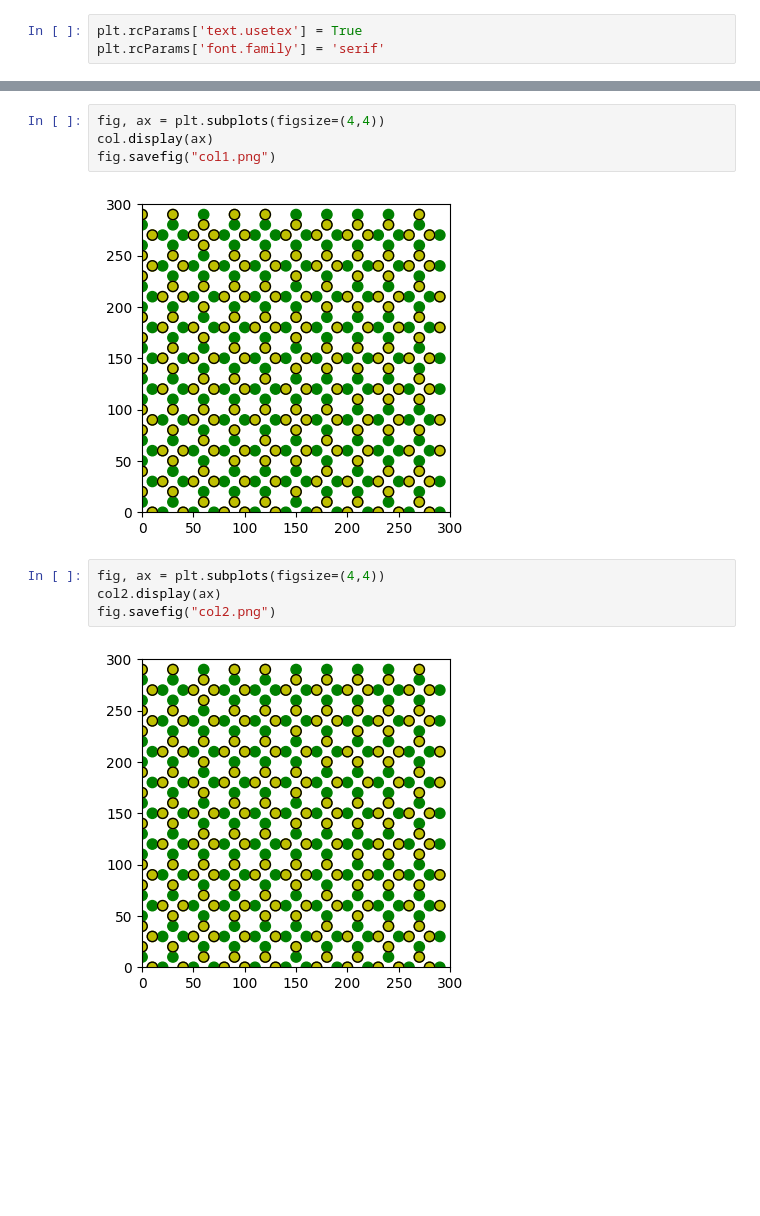
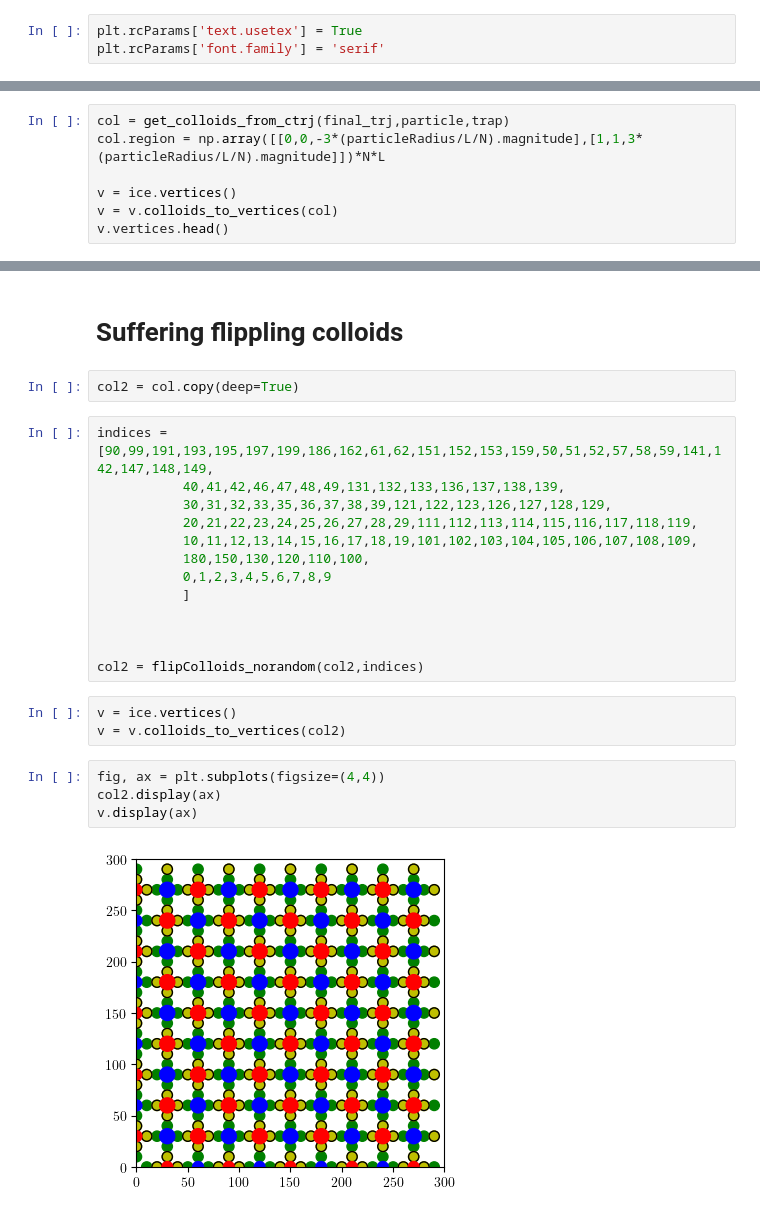
Before and after one commit to leogabac/rotBField, a Jupyter notebook: scripts/test6.ipynb, the cells around one changed output, grey strips where cells are left out. Drawn from its saved outputs; the diff is of its cells as text; blank space fills up the shorter version.

```diff
--- a/scripts/test6.ipynb
+++ b/scripts/test6.ipynb
@@ -293,0 +213,7 @@ Creo mi coloide inicial.
+# %%
+col = get_colloids_from_ctrj(final_trj,particle,trap)
+col.region = np.array([[0,0,-3*(particleRadius/L/N).magnitude],[1,1,3*(particleRadius/L/N).magnitude]])*N*L
+
+v = ice.vertices()
+v = v.colloids_to_vertices(col)
+v.vertices.head()
@@ -302,12 +257,26 @@ col2 = flipColloid(col,10)
+# %% [markdown]
+# Suffering flippling colloids
+# %%
+col2 = col.copy(deep=True)
+# %%
+indices = [90,99,191,193,195,197,199,186,162,61,62,151,152,153,159,50,51,52,57,58,59,141,142,147,148,149,
+           40,41,42,46,47,48,49,131,132,133,136,137,138,139,
+           30,31,32,33,35,36,37,38,39,121,122,123,126,127,128,129,
+           20,21,22,23,24,25,26,27,28,29,111,112,113,114,115,116,117,118,119,
+           10,11,12,13,14,15,16,17,18,19,101,102,103,104,105,106,107,108,109,
+           180,150,130,120,110,100,
+           0,1,2,3,4,5,6,7,8,9
+           ]
+
+
+
+col2 = flipColloids_norandom(col2,indices)
+# %%
+v = ice.vertices()
+v = v.colloids_to_vertices(col2)
 # %%
 fig, ax = plt.subplots(figsize=(4,4))
-col.display(ax)
-fig.savefig("col1.png")
+col2.display(ax)
+v.display(ax)
 # %% [output]
-[figure, old version]
+[figure, new version]
-# %%
-fig, ax = plt.subplots(figsize=(4,4))
-col2.display(ax)
-fig.savefig("col2.png")
-# %% [output]
-[figure, removed]
```
Also changed, not shown: parts of 38 cells of this notebook, 11 other files.
